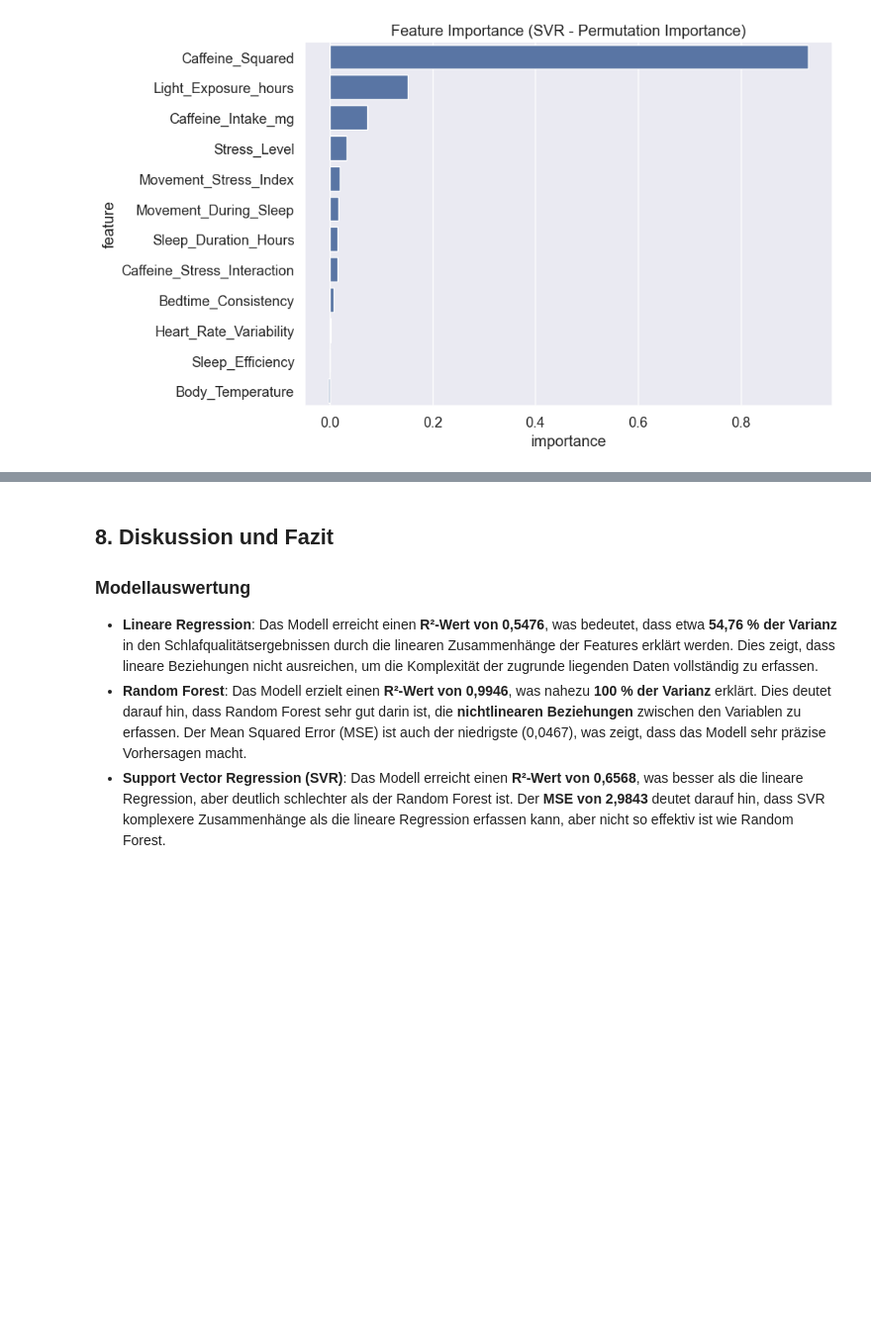
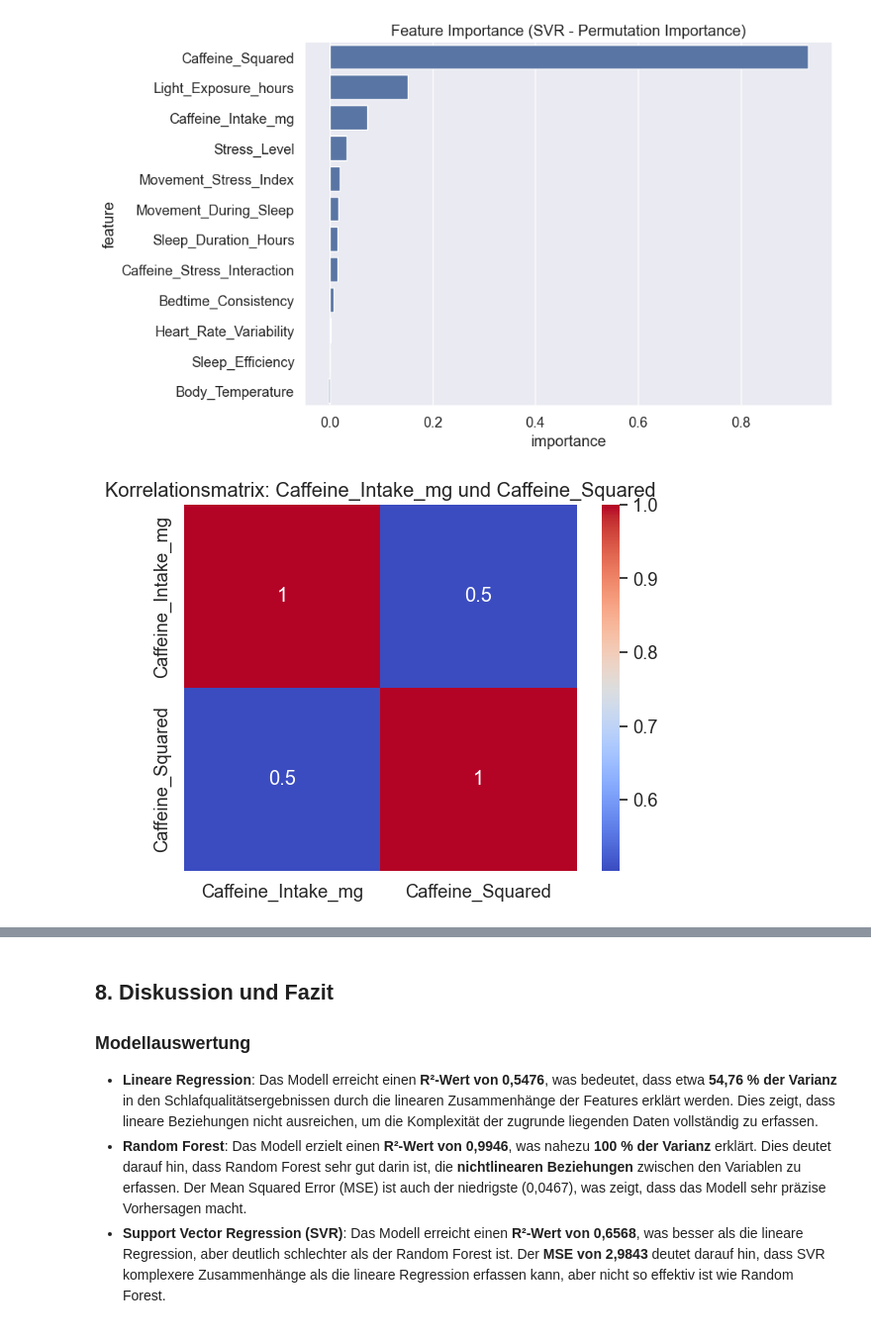
Before and after one commit to Gracing47/digethic_sleep_quality_project, a Jupyter notebook: notebooks/notebook_health_predict.ipynb, the cells around one changed output, grey strips where cells are left out. Shown at 99% size. Saved outputs shown, nothing was run; the diff lists cells and outputs as text; code cells hidden in the pictures; blank space fills up the shorter version.

```diff
--- a/notebooks/notebook_health_predict.ipynb
+++ b/notebooks/notebook_health_predict.ipynb
@@ -350,3 +350,14 @@ plt.show()
 [figure]
 [figure]
 [figure]
+# %%
+import seaborn as sns
+import matplotlib.pyplot as plt
+
+# Korrelationsmatrix
+corr_matrix = df_scaled[['Caffeine_Intake_mg', 'Caffeine_Squared']].corr()
+sns.heatmap(corr_matrix, annot=True, cmap='coolwarm')
+plt.title('Korrelationsmatrix: Caffeine_Intake_mg und Caffeine_Squared')
+plt.show()
+# %% [output]
+[figure, added]
```
Also changed, not shown: parts of 8 cells of this notebook.
